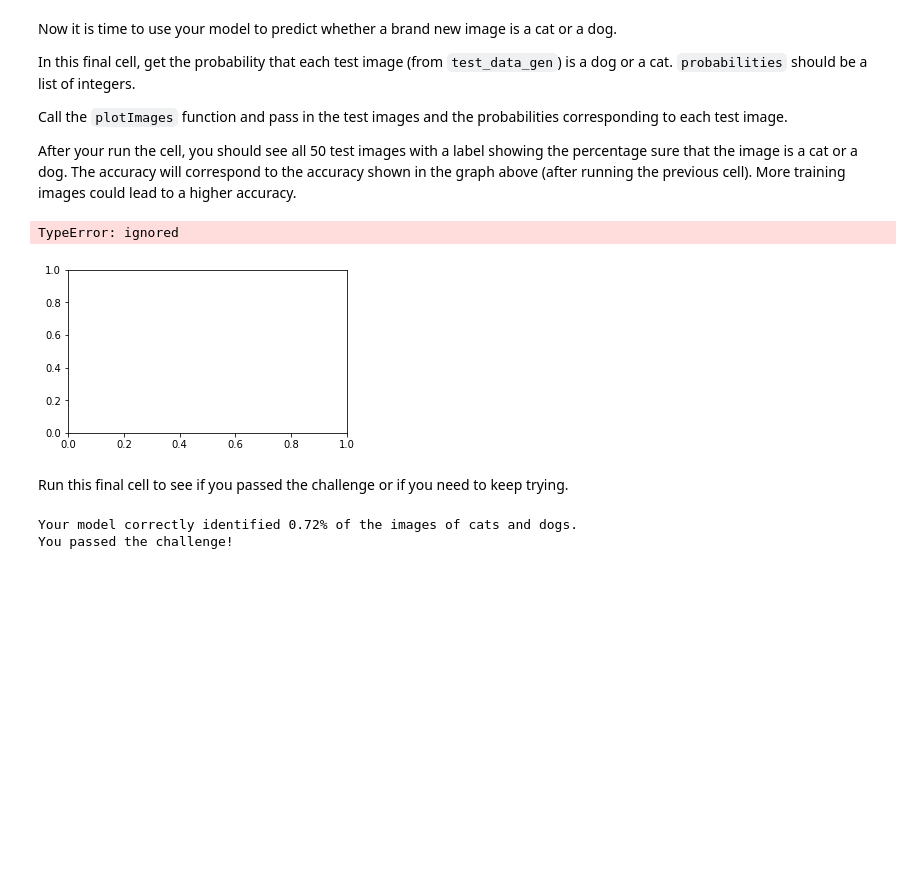
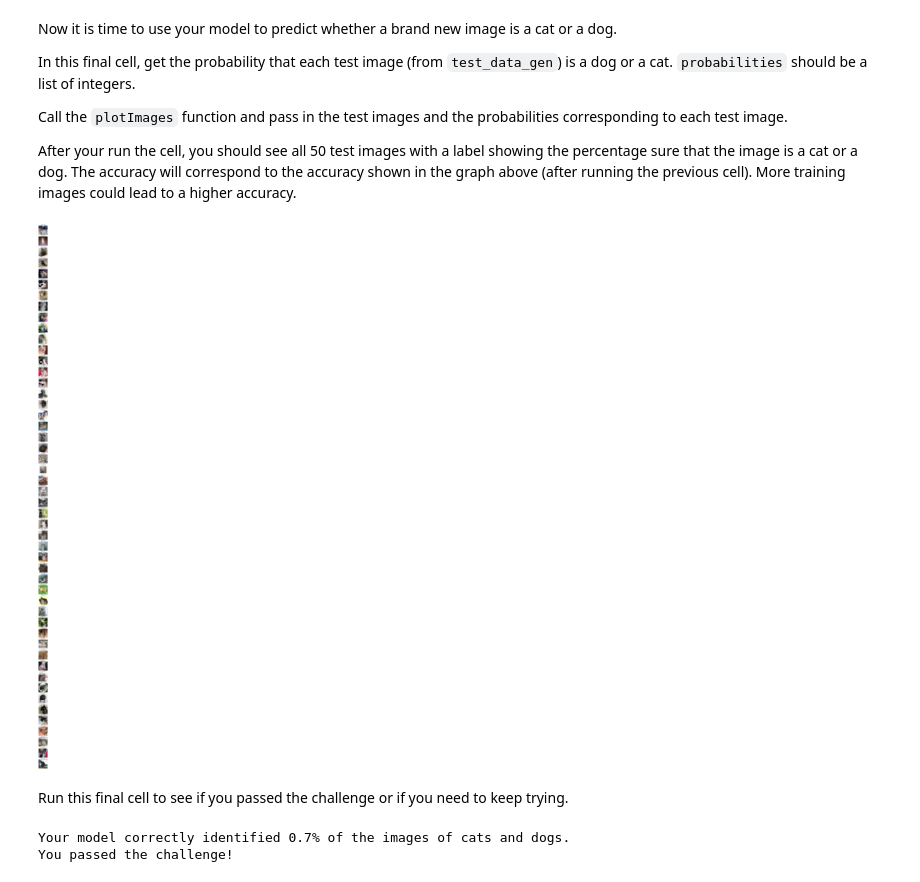
Before and after one commit to TimothyLMoore/FCC_CatorDog_Project, a Jupyter notebook: fcc_cat_dog.ipynb, the cells around one changed output. Saved outputs shown, nothing was run; the diff lists cells and outputs as text; code cells hidden in the pictures; blank space fills up the shorter version.

Commit message:
feat: Got prediction Pictures working
Model passes test, and all cells run without error

```diff
--- a/fcc_cat_dog.ipynb
+++ b/fcc_cat_dog.ipynb
@@ -63,7 +63,7 @@ total_test = len(os.listdir(test_dir))
 
 # Variables for pre-processing and training.
 batch_size = 128
-epochs = 15
+epochs = 30
 IMG_HEIGHT = 150
 IMG_WIDTH = 150
 # %% [output]
@@ -288,11 +288,12 @@ After your run the cell, you should see all 50 test images with a label showing
 # %%
 probabilities = model.predict(test_data_gen)
 probabilities = probabilities.flatten().tolist()
 
-plotImages(test_data_gen, probabilities = probabilities)
+test_images, _ = next(test_data_gen)
+
+plotImages(test_images, probabilities = probabilities)
 # %% [output]
-TypeError: ignored
-[figure, old version]
+[figure, new version]
 # %% [markdown]
 Run this final cell to see if you passed the challenge or if you need to keep trying.
 # %%
@@ -319,5 +320,5 @@ if passed_challenge:
 else:
   print("You haven't passed yet. Your model should identify at least 63% of the images. Keep trying. You will get it!")
 # %% [output]
-Your model correctly identified 0.72% of the images of cats and dogs.
+Your model correctly identified 0.7% of the images of cats and dogs.
 You passed the challenge!
```
Also changed, not shown: parts of 3 cells of this notebook.
